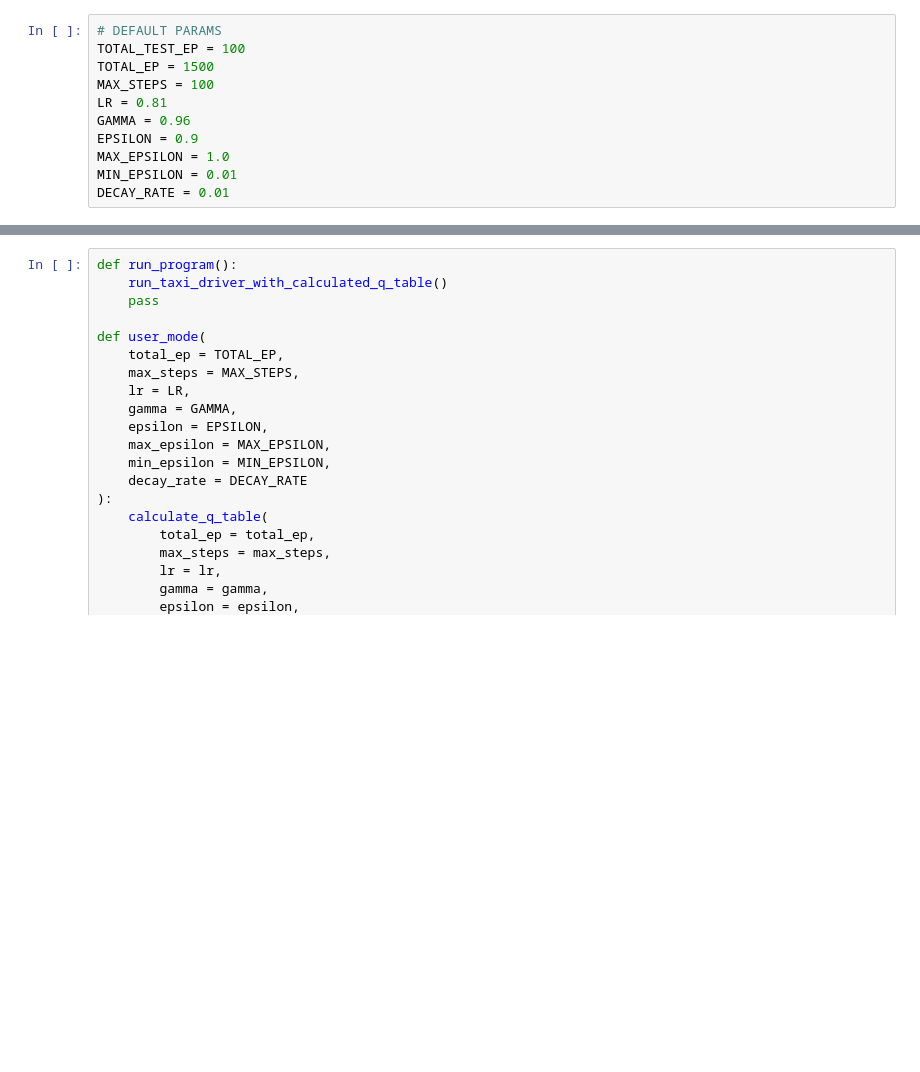
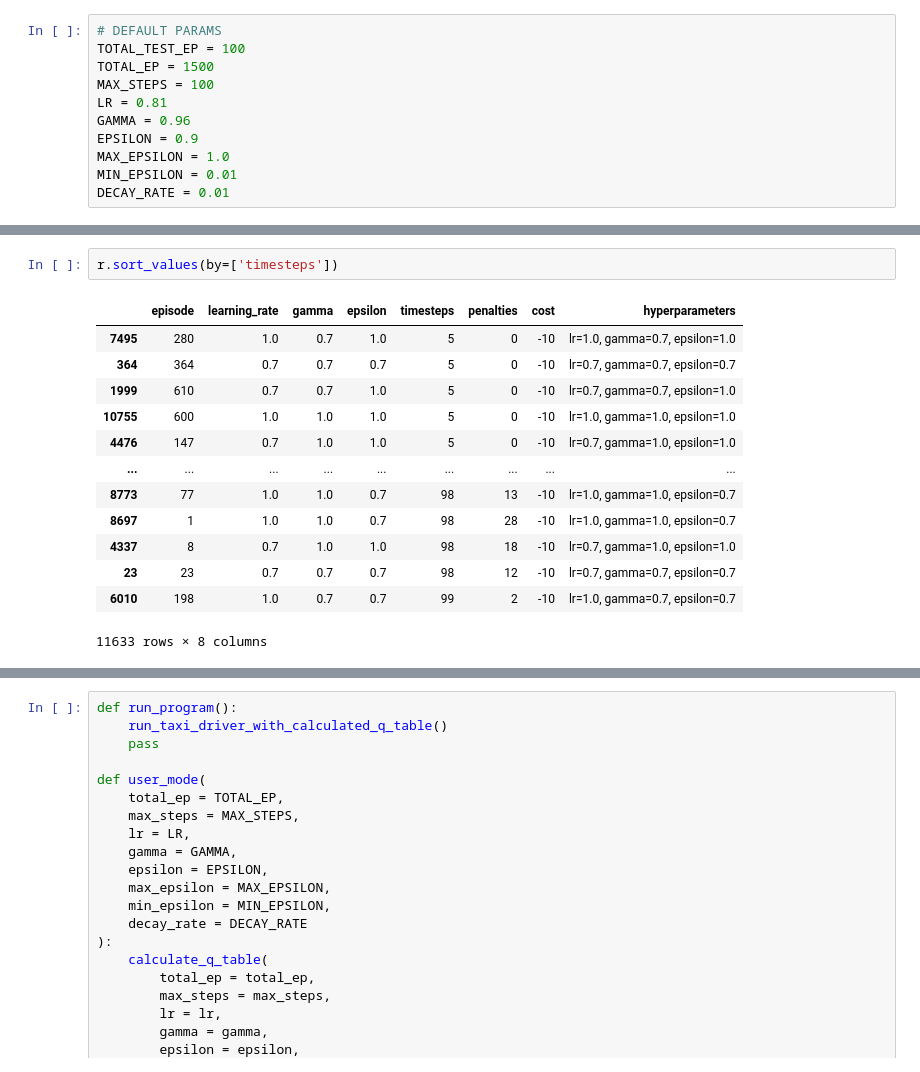
Before and after one commit to iry47/taxi_driver, a Jupyter notebook: taxi_program.ipynb, the cells around one changed output, grey strips where cells are left out. Saved outputs shown, nothing was run; the diff lists cells and outputs as text; blank space fills up the shorter version.

```diff
--- a/taxi_program.ipynb
+++ b/taxi_program.ipynb
@@ -133,0 +256,16 @@ def calculate_q_table(
+# %%
+r.sort_values(by=['timesteps'])
+# %% [output]
+|  | episode | learning_rate | gamma | epsilon | timesteps | penalties | cost | hyperparameters |
+| 7495 | 280 | 1.0 | 0.7 | 1.0 | 5 | 0 | -10 | lr=1.0, gamma=0.7, epsilon=1.0 |
+| 364 | 364 | 0.7 | 0.7 | 0.7 | 5 | 0 | -10 | lr=0.7, gamma=0.7, epsilon=0.7 |
+| 1999 | 610 | 0.7 | 0.7 | 1.0 | 5 | 0 | -10 | lr=0.7, gamma=0.7, epsilon=1.0 |
+| 10755 | 600 | 1.0 | 1.0 | 1.0 | 5 | 0 | -10 | lr=1.0, gamma=1.0, epsilon=1.0 |
+| 4476 | 147 | 0.7 | 1.0 | 1.0 | 5 | 0 | -10 | lr=0.7, gamma=1.0, epsilon=1.0 |
+| ... | ... | ... | ... | ... | ... | ... | ... | ... |
+| 8773 | 77 | 1.0 | 1.0 | 0.7 | 98 | 13 | -10 | lr=1.0, gamma=1.0, epsilon=0.7 |
+| 8697 | 1 | 1.0 | 1.0 | 0.7 | 98 | 28 | -10 | lr=1.0, gamma=1.0, epsilon=0.7 |
+| 4337 | 8 | 0.7 | 1.0 | 1.0 | 98 | 18 | -10 | lr=0.7, gamma=1.0, epsilon=1.0 |
+| 23 | 23 | 0.7 | 0.7 | 0.7 | 98 | 12 | -10 | lr=0.7, gamma=0.7, epsilon=0.7 |
+| 6010 | 198 | 1.0 | 0.7 | 0.7 | 99 | 2 | -10 | lr=1.0, gamma=0.7, epsilon=0.7 |
+11633 rows × 8 columns
```
Also changed, not shown: parts of 17 cells of this notebook, 1 other file.
